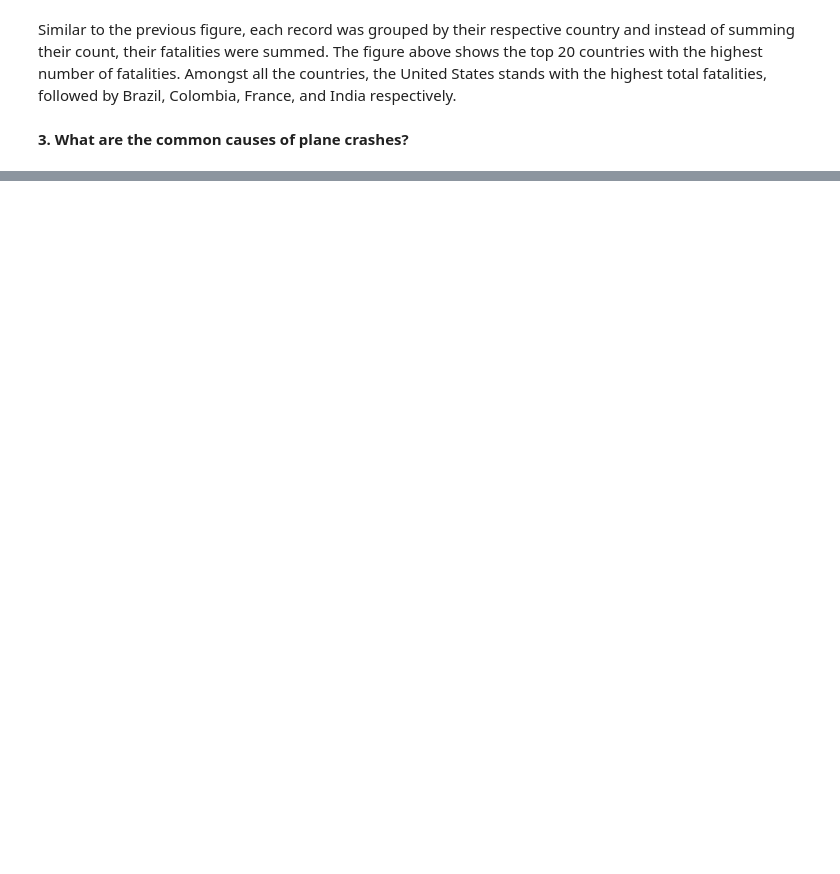
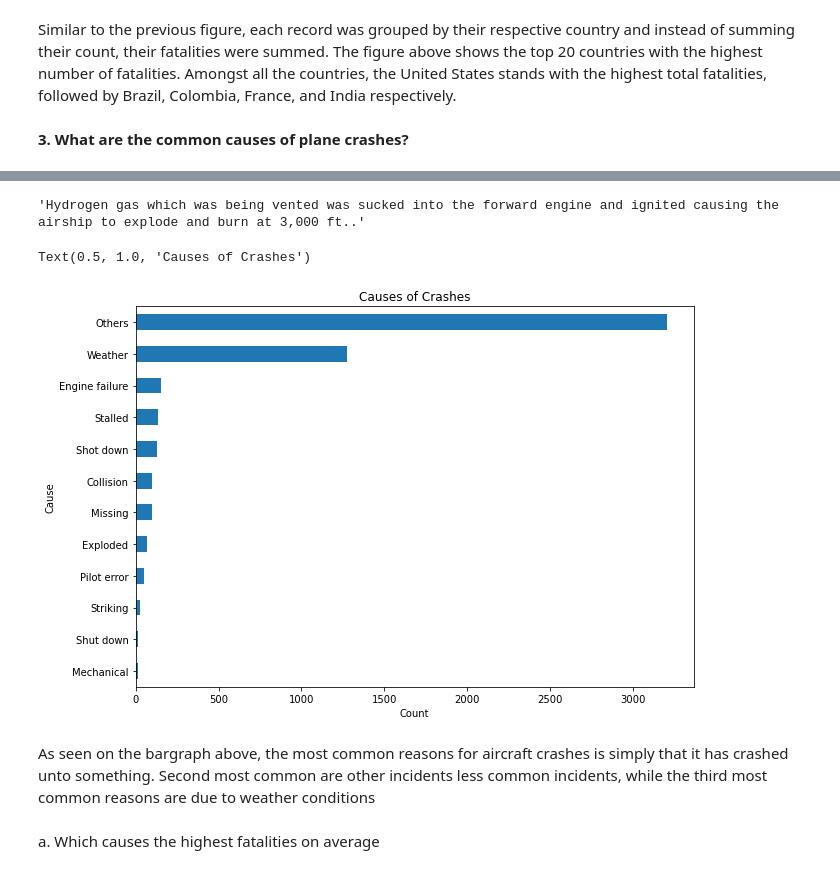
Before and after one commit to samueluy/CSMODEL-5, a Jupyter notebook: csmodel-5-phase-1.ipynb, the cells around one changed output, grey strips where cells are left out. Saved outputs shown, nothing was run; the diff lists cells and outputs as text; code cells hidden in the pictures; blank space fills up the shorter version.

```diff
--- a/csmodel-5-phase-1.ipynb
+++ b/csmodel-5-phase-1.ipynb
@@ -273,0 +252,5 @@ requirements:
+# %%
+airplane_df3 = airplane_df.copy()
+# %%
+airplane_df3['lower_summary'] = to_lower_case(airplane_df3['Summary'])
+airplane_df3['lower_summary']
@@ -273,0 +296,30 @@ requirements:
+# %%
+def one_word (df_list):
+    temp_list = df_list.copy()
+    for i in range (len(temp_list)):
+        if  "thunder" in str(temp_list[i]) or "weather" in str(temp_list[i]) or "storm" in str(temp_list[i]) or "wind" in str(temp_list[i]) or "rain" in str(temp_list[i]):
+            temp_list[i] = 'Weather'
+        elif "shot down" in str(temp_list[i]):
+            temp_list[i] = 'Shot down'
+        elif "engine failure" in str(temp_list[i]):
+            temp_list[i] = 'Engine failure'
+        elif "shut down" in str(temp_list[i]) or "shut-down" in str(temp_list[i]):
+            temp_list[i] = 'Shut down'
+        elif "pilot error" in str(temp_list[i]):
+            temp_list[i] = 'Pilot error'
+        elif "mechanical" in str(temp_list[i]):
+            temp_list[i] ='Mechanical'
+        elif "exploded" in str(temp_list[i]):
+            temp_list[i] ='Exploded'
+        elif "missing" in str(temp_list[i]) or "disappeared" in str(temp_list[i]):
+            temp_list[i] ='Missing'
+        elif "collision" in str(temp_list[i]):
+            temp_list[i] ='Collision'
+        elif "stalled" in str(temp_list[i]):
+            temp_list[i] ='Stalled'
+        elif "striking" in str(temp_list[i]):
+            temp_list[i] ='Striking'
+        else:
+            temp_list[i] ='Others'
+
+    return temp_list
@@ -273,0 +328,4 @@ requirements:
+# %%
+one_word_summary =one_word(airplane_df3['lower_summary'])
+airplane_df3['one_word_summary'] = one_word_summary
+airplane_df3.head()
@@ -273,0 +339,17 @@ requirements:
+# %%
+airplane_df3['one_word_summary'].value_counts()
+# %% [output]
+'Hydrogen gas which was being vented was sucked into the forward engine and ignited causing the airship to explode and burn at 3,000 ft..'
+# %%
+#visualization of the amount of crashes and its causes
+airplane_df3['one_word_summary'].value_counts().plot.barh(figsize=(10,7)).invert_yaxis()
+plt.ylabel('Cause')
+plt.xlabel('Count')
+plt.title('Causes of Crashes')
+# %% [output]
+Text(0.5, 1.0, 'Causes of Crashes')
+[figure, added]
+# %% [markdown]
+As seen on the bargraph above, the most common reasons for aircraft crashes is simply that it has crashed unto something. Second most common are other incidents less common incidents, while the third most common reasons are due to weather conditions
+# %% [markdown]
+a. Which causes the highest fatalities on average
```
Also changed, not shown: parts of 22 cells of this notebook.
